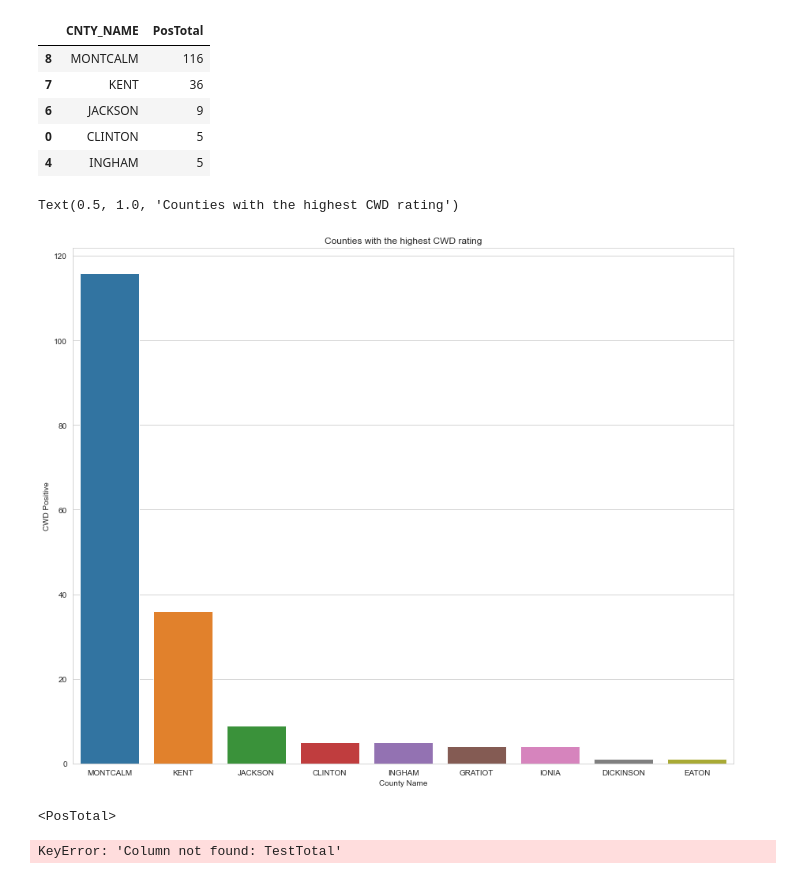
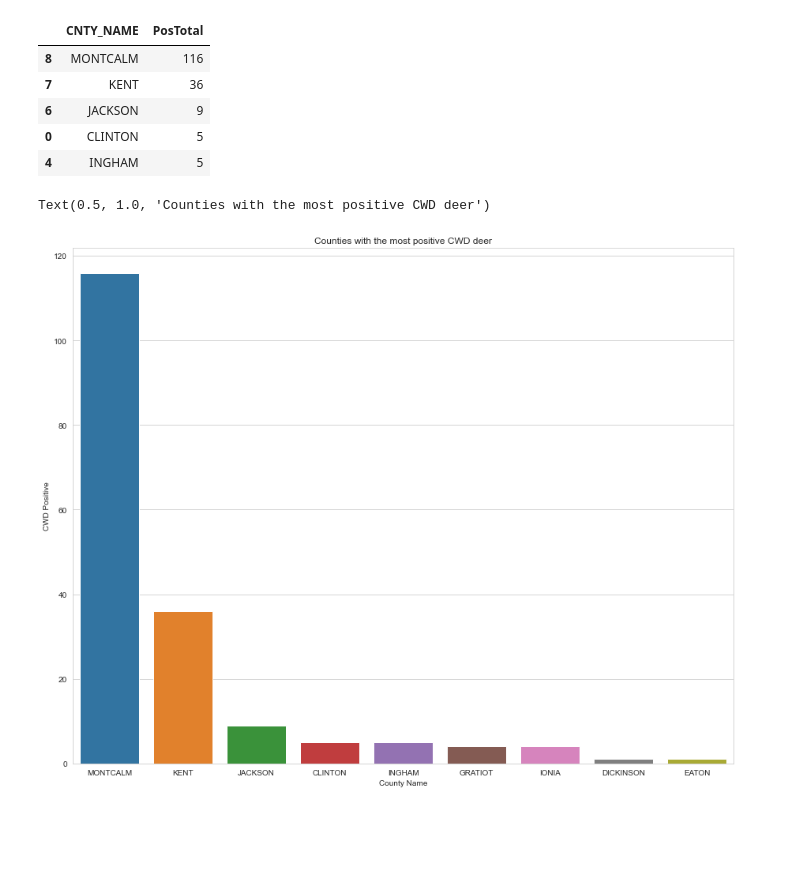
Before and after one commit to Ambush3/Michigan-Deer-CWD, a Jupyter notebook: CWD.ipynb, the cells around one changed output. Drawn from its saved outputs; the diff is of its cells as text; code cells hidden in the pictures; blank space fills up the shorter version.

```diff
--- a/CWD.ipynb
+++ b/CWD.ipynb
@@ -76,0 +87,7 @@ dtype: int64
+# %%
+cwd1 = cwd1[:]
+plt.figure(figsize=(15, 12))
+sns.set_style('whitegrid')
+p = sns.barplot(x='CNTY_NAME', y='TestTotal', data=cwd1)
+p.set( xlabel= 'County Name', ylabel = 'CWD Tested')
+p.set_title('Counties that have been tested the most')
@@ -77,8 +97,7 @@ dtype: int64
 # %%
-# figure size
-cwd = cwd.groupby (('CNTY_NAME'), as_index=False, sort=True)['PosTotal'].sum()
-cwd = cwd.sort_values('PosTotal', ascending=False)
-cwd.head()
+cwd2 = cwd.groupby('CNTY_NAME', as_index=False, sort=True)['PosTotal'].sum()
+cwd2 = cwd2.sort_values('PosTotal', ascending=False)
+cwd2.head()
 # %% [output]
 |  | CNTY_NAME | PosTotal |
 | 8 | MONTCALM | 116 |
@@ -87,27 +106,12 @@ cwd.head()
 | 0 | CLINTON | 5 |
 | 4 | INGHAM | 5 |
 # %%
-cwd = cwd[:]
+cwd2 = cwd2[:]
 plt.figure(figsize=(15, 12))
 sns.set_style('whitegrid')
-p = sns.barplot(x=('CNTY_NAME'), y=('PosTotal'), data=cwd)
-p.set( xlabel= 'County Name', ylabel = 'CWD Positive')
-p.set_title('Counties with the highest CWD rating')
+p = sns.barplot(x='CNTY_NAME', y='PosTotal', data=cwd2)
+p.set(xlabel= 'County Name', ylabel = 'CWD Positive')
+p.set_title('Counties with the most positive CWD deer')
 # %% [output]
-Text(0.5, 1.0, 'Counties with the highest CWD rating')
+Text(0.5, 1.0, 'Counties with the most positive CWD deer')
-[figure, old version]
+[figure, new version]
-# %%
-
-# figure size
-cwd = cwd.groupby (('CNTY_NAME'), as_index=False, sort=True)['TestTotal'].sum()
-cwd = cwd.sort_values('TestTotal', ascending=False)
-
-cwd = cwd[0:10]
-plt.figure(figsize=(15, 12))
-sns.set_style('darkgrid')
-p = sns.barplot(x=('CNTY_NAME'), y=('TestTotal'), data=cwd)
-p.set( xlabel= 'County Name', ylabel = 'CWD Testing')
-p.set_title('Counties who tested most for CWD')
-# %% [output]
-<PosTotal>
-KeyError: 'Column not found: TestTotal'
```
Also changed, not shown: parts of 5 cells of this notebook.
